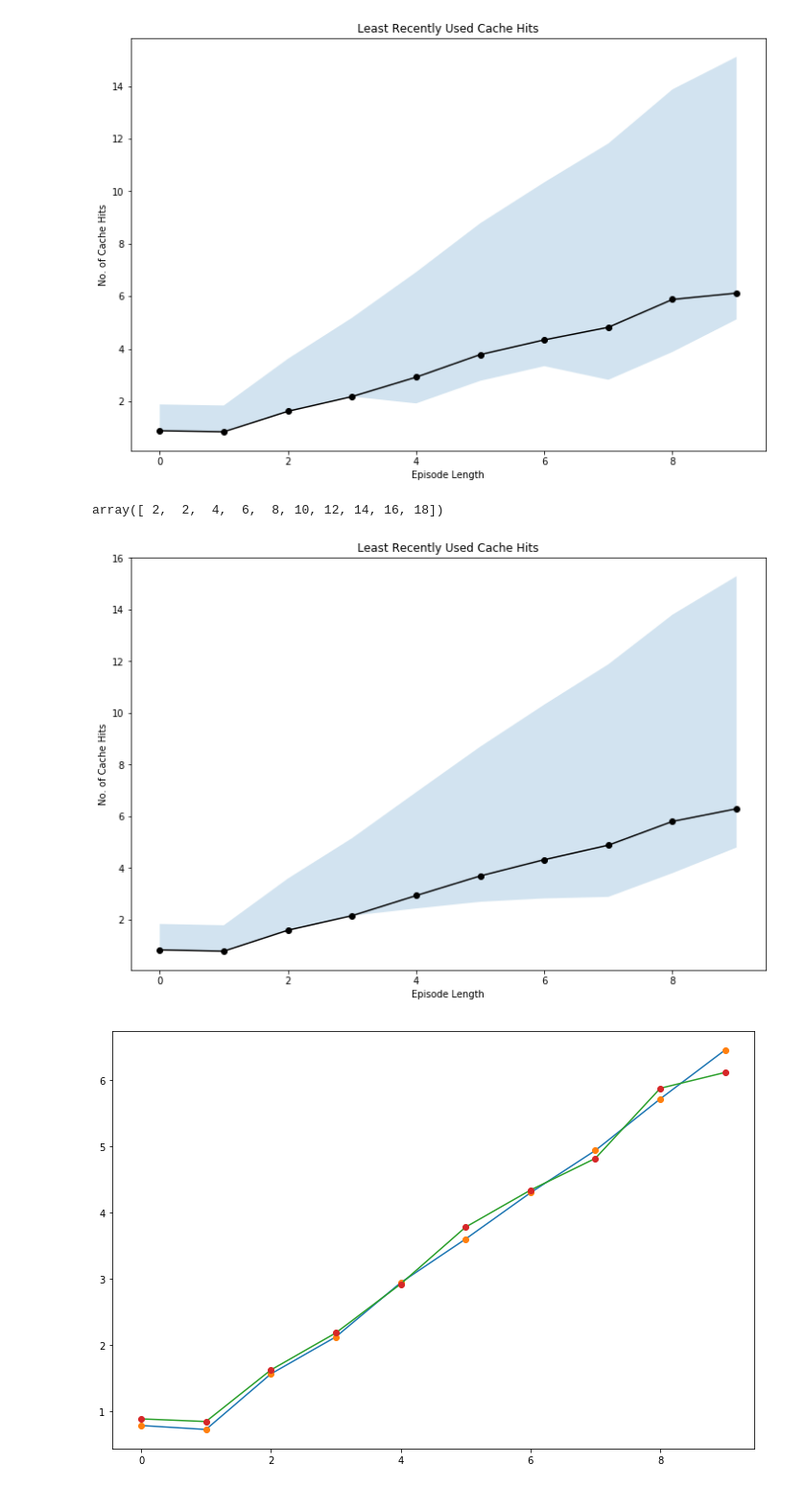
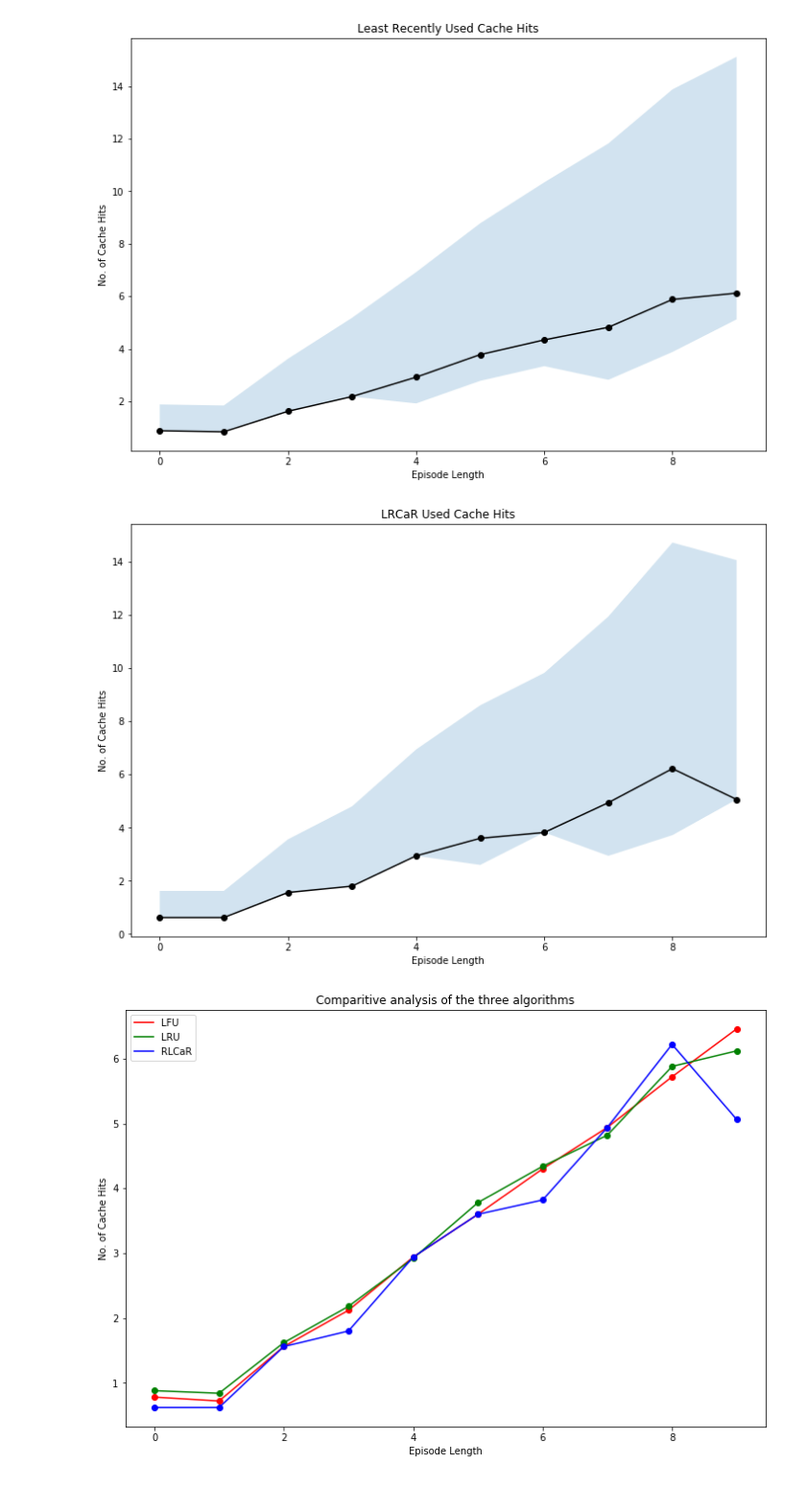
Before and after one commit to sumanyumuku98/RL-CAR, a Jupyter notebook: notebooks/Plot #2.ipynb, the cells around one changed output. Shown at 96% size. Drawn from its saved outputs; the diff is of its cells as text; code cells hidden in the pictures.

Commit message:
results

```diff
--- a/notebooks/Plot #2.ipynb
+++ b/notebooks/Plot #2.ipynb
@@ -6,9 +6,13 @@ import copy
 # %%
 lru = "../results/lru.pkl"
 lfu = "../results/lfu.pkl"
+rlcar = "../results/rlcar.pkl"
 
 with open(lru, 'rb') as handle:
     lru = pickle.load(handle)
 
 with open(lfu, 'rb') as handle:
     lfu = pickle.load(handle)
+
+with open(rlcar, 'rb') as handle:
+    rlcar = pickle.load(handle)
@@ -76,55 +66,43 @@ RLCaR_highs = (lru_highs + lfu_highs)/2
-# %%
-RLCaR_highs
-# %% [output]
-array([ 2,  2,  4,  6,  8, 10, 12, 14, 16, 18])
 # %%
 plt.figure(figsize=(12, 8))
 
-plt.plot(lru.keys(), RLCaR_means, 'k-')
-plt.plot(lru.keys(), RLCaR_means, 'ko')
-plt.fill_between(lru.keys(), RLCaR_means-RLCaR_lows, RLCaR_means+RLCaR_highs, alpha=0.2)
-plt.title(f"Least Recently Used Cache Hits")
+rlcar_means = []
+rlcar_lows = []
+rlcar_highs = []
+for key in rlcar:
+    rlcar_means.append(np.mean(rlcar[key]))
+    rlcar_lows.append(np.min(rlcar[key]))
+    rlcar_highs.append(np.max(rlcar[key]))
+rlcar_highs = np.array(rlcar_highs)
+rlcar_lows = np.array(rlcar_lows).clip(min=0)
+rlcar_means = np.array(rlcar_means)
+
+plt.plot(rlcar.keys(), rlcar_means, 'k-')
+plt.plot(rlcar.keys(), rlcar_means, 'ko')
+plt.fill_between(rlcar.keys(), rlcar_means-rlcar_lows, rlcar_means+rlcar_highs, alpha=0.2)
+plt.title(f"LRCaR Used Cache Hits")
 plt.xlabel("Episode Length")
 plt.ylabel("No. of Cache Hits")
 plt.show()
 # %% [output]
-[figure, old version]
+[figure, new version]
-# %%
-plt.figure(figsize=(12, 8))
-
-lru_means = []
-lru_lows = []
-lru_highs = []
-for key in lru:
-    lru_means.append(np.mean(lru[key]))
-    lru_lows.append(np.min(lru[key]))
-    lru_highs.append(np.max(lru[key]))
-lru_highs = np.array(lru_highs)
-lru_lows = np.array(lru_lows)
-lru_means = np.array(lru_means)
-
-plt.plot(lru.keys(), lru_means, 'k-')
-plt.plot(lru.keys(), lru_means, 'ko')
-plt.fill_between(lru.keys(), lru_means-lru_lows, lru_means+lru_highs, alpha=0.2)
-plt.title(f"Least Recently Used Cache Hits")
-plt.xlabel("Episode Length")
-plt.ylabel("No. of Cache Hits")
-plt.show()
 # %%
 plt.figure(figsize=(12, 8))
 
-plt.plot(lfu.keys(), lfu_means, '-')
-plt.plot(lfu.keys(), lfu_means, 'o')
+plt.plot(lfu.keys(), lfu_means, 'r-')
+plt.plot(lru.keys(), lru_means, 'g-')
+plt.plot(rlcar.keys(), rlcar_means, 'b-')
 
-plt.plot(lru.keys(), lru_means, '-')
-plt.plot(lru.keys(), lru_means, 'o')
+plt.legend(['LFU', 'LRU', 'RLCaR'])
 
-# plt.plot(lfu.keys(), lfu_means, '-')
-# plt.plot(lfu.keys(), lfu_means, 'o')
+plt.plot(lfu.keys(), lfu_means, 'ro')
+plt.plot(lru.keys(), lru_means, 'go')
+plt.plot(rlcar.keys(), rlcar_means, 'bo')
 
-# plt.plot(lfu.keys(), RLCaR_means, '-')
-# plt.plot(lfu.keys(), RLCaR_means, 'o')
+plt.title("Comparitive analysis of the three algorithms")
+plt.xlabel("Episode Length")
+plt.ylabel("No. of Cache Hits")
 
 plt.show()
 # %% [output]
-[figure, old version]
+[figure, new version]
```
Also changed, not shown: parts of 2 cells of this notebook, 1 other file.
